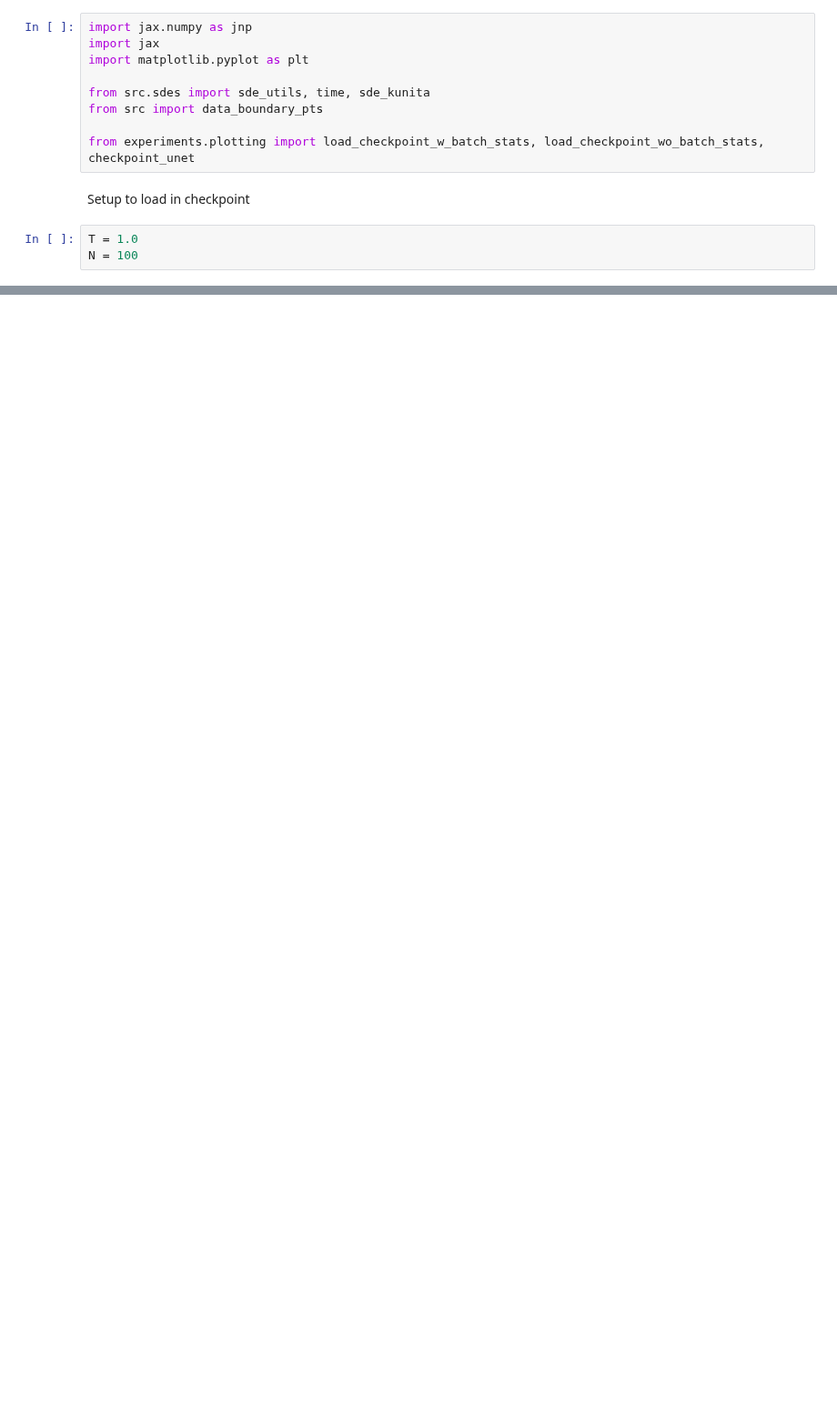
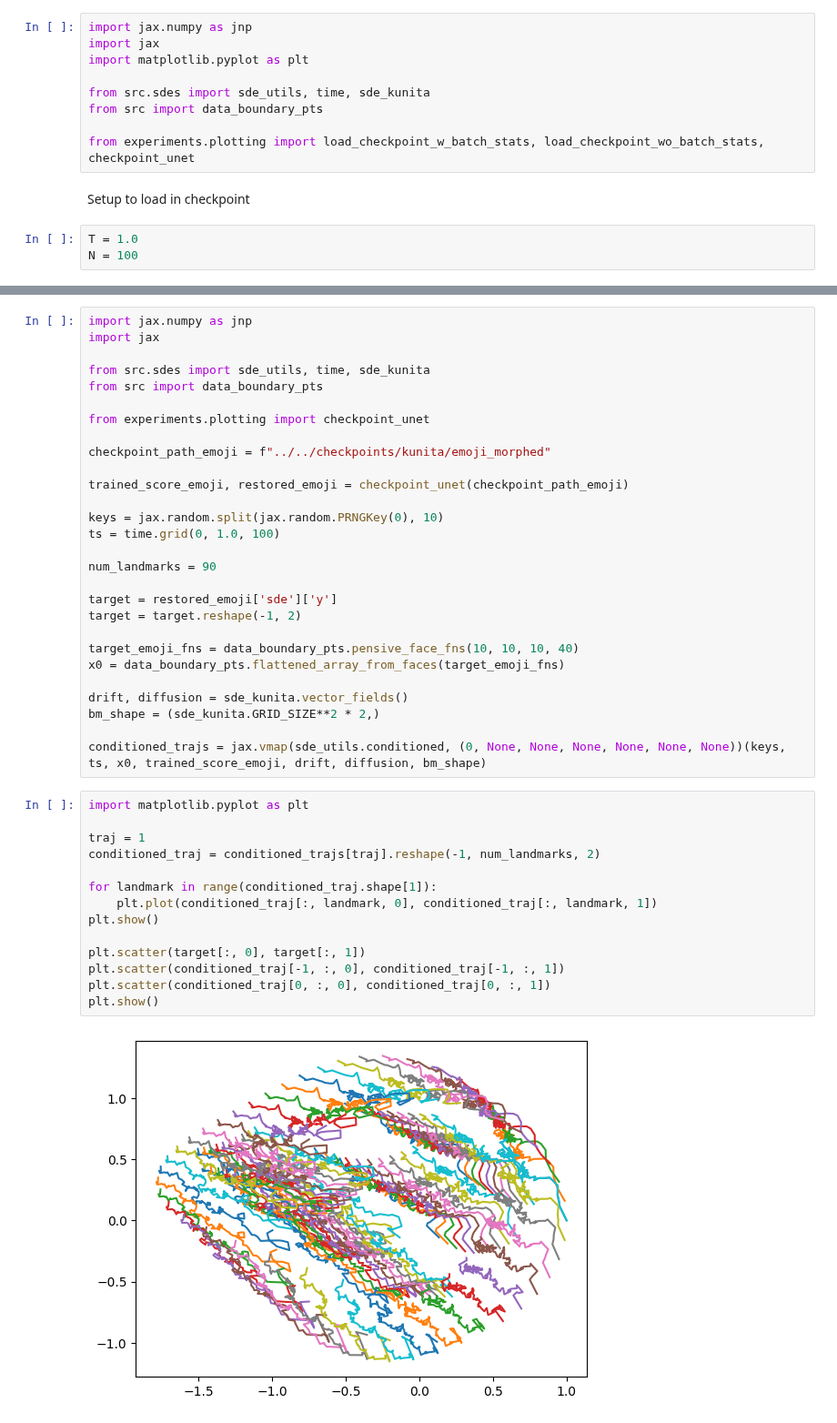
Before and after one commit to libbylbaker/forward_bridge, a Jupyter notebook: experiments/results/kunita/kunita_fixed_endpt.ipynb, the cells around one changed output, grey strips where cells are left out. Shown at 91% size. Cells and saved outputs as stored; diff of their text form; blank space fills up the shorter version.

```diff
--- a/experiments/results/kunita/kunita_fixed_endpt.ipynb
+++ b/experiments/results/kunita/kunita_fixed_endpt.ipynb
@@ -88,0 +91,44 @@ print(forward_trajs_error)
+# %%
+import jax.numpy as jnp
+import jax
+
+from src.sdes import sde_utils, time, sde_kunita
+from src import data_boundary_pts
+
+from experiments.plotting import checkpoint_unet
+
+checkpoint_path_emoji = f"../../checkpoints/kunita/emoji_morphed"
+
+trained_score_emoji, restored_emoji = checkpoint_unet(checkpoint_path_emoji)
+
+keys = jax.random.split(jax.random.PRNGKey(0), 10)
+ts = time.grid(0, 1.0, 100)
+
+num_landmarks = 90
+
+target = restored_emoji['sde']['y']
+target = target.reshape(-1, 2)
+
+target_emoji_fns = data_boundary_pts.pensive_face_fns(10, 10, 10, 40)
+x0 = data_boundary_pts.flattened_array_from_faces(target_emoji_fns)
+
+drift, diffusion = sde_kunita.vector_fields()
+bm_shape = (sde_kunita.GRID_SIZE**2 * 2,)
+
+conditioned_trajs = jax.vmap(sde_utils.conditioned, (0, None, None, None, None, None, None))(keys, ts, x0, trained_score_emoji, drift, diffusion, bm_shape)
+# %%
+import matplotlib.pyplot as plt
+
+traj = 1
+conditioned_traj = conditioned_trajs[traj].reshape(-1, num_landmarks, 2)
+
+for landmark in range(conditioned_traj.shape[1]):
+    plt.plot(conditioned_traj[:, landmark, 0], conditioned_traj[:, landmark, 1])
+plt.show()
+
+plt.scatter(target[:, 0], target[:, 1])
+plt.scatter(conditioned_traj[-1, :, 0], conditioned_traj[-1, :, 1])
+plt.scatter(conditioned_traj[0, :, 0], conditioned_traj[0, :, 1])
+plt.show()
+# %% [output]
+[figure, added]
```
Also changed, not shown: parts of 6 cells of this notebook, 20 other files.
